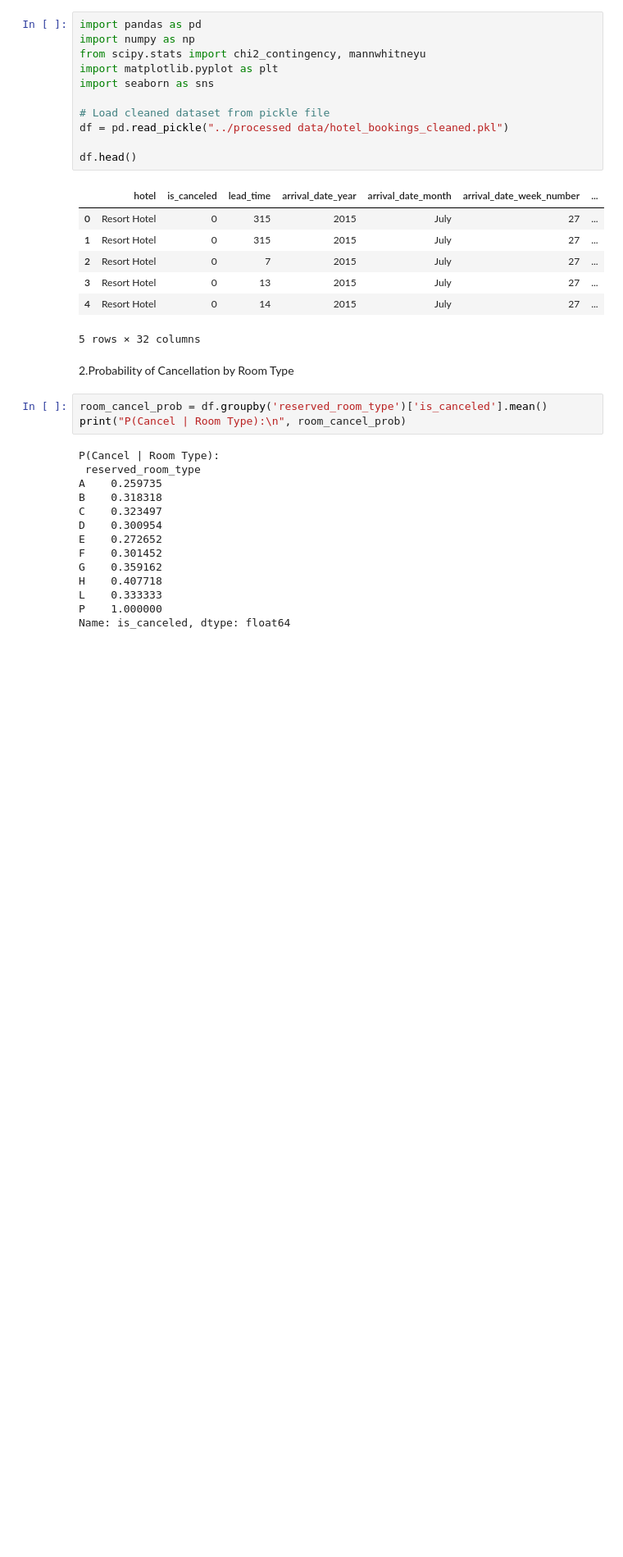
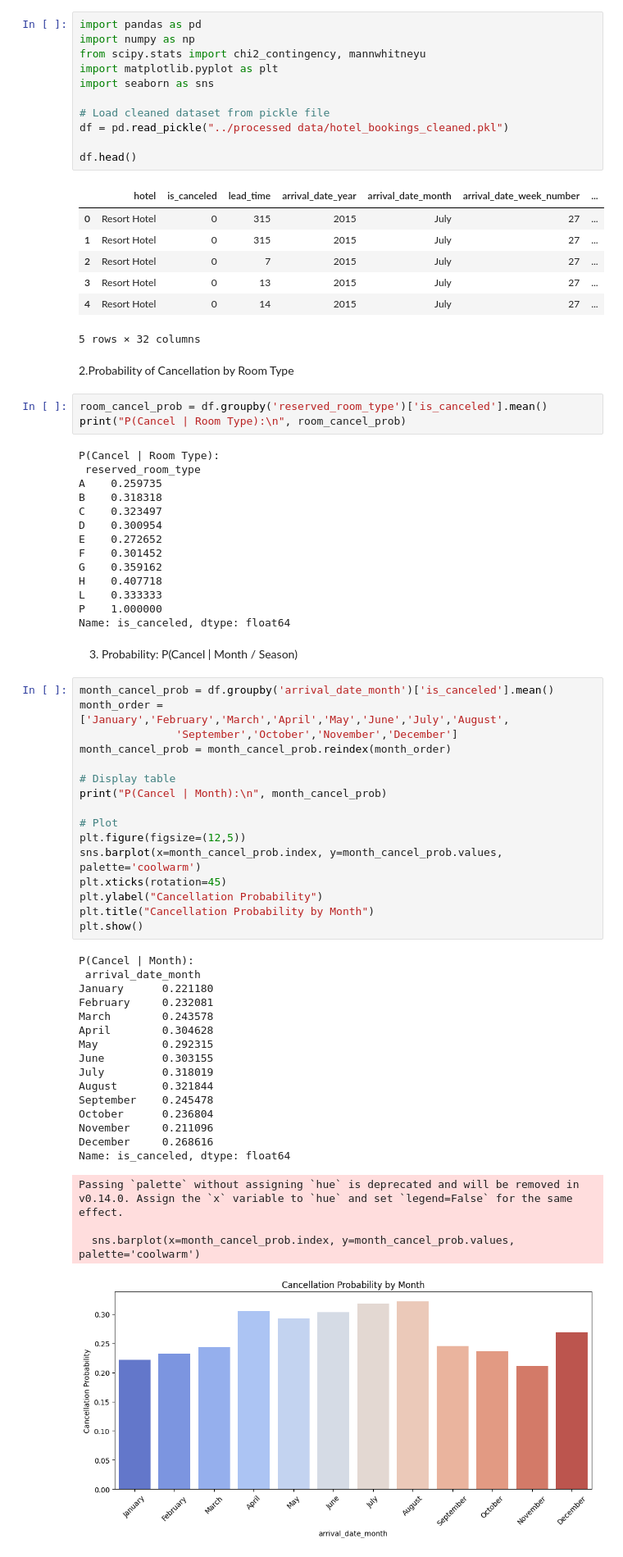
Before and after one commit to menna-elbanna/Project-DA, a Jupyter notebook: notebooks/Probability_Hypothesis.ipynb, the cells around one changed output. Shown at 82% size. Saved outputs shown, nothing was run; the diff lists cells and outputs as text; blank space fills up the shorter version.

Commit message:
Calculate and plot P(Cancel | Month)

```diff
--- a/notebooks/Probability_Hypothesis.ipynb
+++ b/notebooks/Probability_Hypothesis.ipynb
@@ -38,3 +38,41 @@ H    0.407718
 L    0.333333
 P    1.000000
 Name: is_canceled, dtype: float64
+# %% [markdown]
+3. Probability: P(Cancel | Month / Season)
+# %%
+month_cancel_prob = df.groupby('arrival_date_month')['is_canceled'].mean()
+month_order = ['January','February','March','April','May','June','July','August',
+               'September','October','November','December']
+month_cancel_prob = month_cancel_prob.reindex(month_order)
+
+# Display table
+print("P(Cancel | Month):\n", month_cancel_prob)
+
+# Plot
+plt.figure(figsize=(12,5))
+sns.barplot(x=month_cancel_prob.index, y=month_cancel_prob.values, palette='coolwarm')
+plt.xticks(rotation=45)
+plt.ylabel("Cancellation Probability")
+plt.title("Cancellation Probability by Month")
+plt.show()
+# %% [output]
+P(Cancel | Month):
+ arrival_date_month
+January      0.221180
+February     0.232081
+March        0.243578
+April        0.304628
+May          0.292315
+June         0.303155
+July         0.318019
+August       0.321844
+September    0.245478
+October      0.236804
+November     0.211096
+December     0.268616
+Name: is_canceled, dtype: float64
+Passing `palette` without assigning `hue` is deprecated and will be removed in v0.14.0. Assign the `x` variable to `hue` and set `legend=False` for the same effect.
+
+  sns.barplot(x=month_cancel_prob.index, y=month_cancel_prob.values, palette='coolwarm')
+[figure, added]
```
